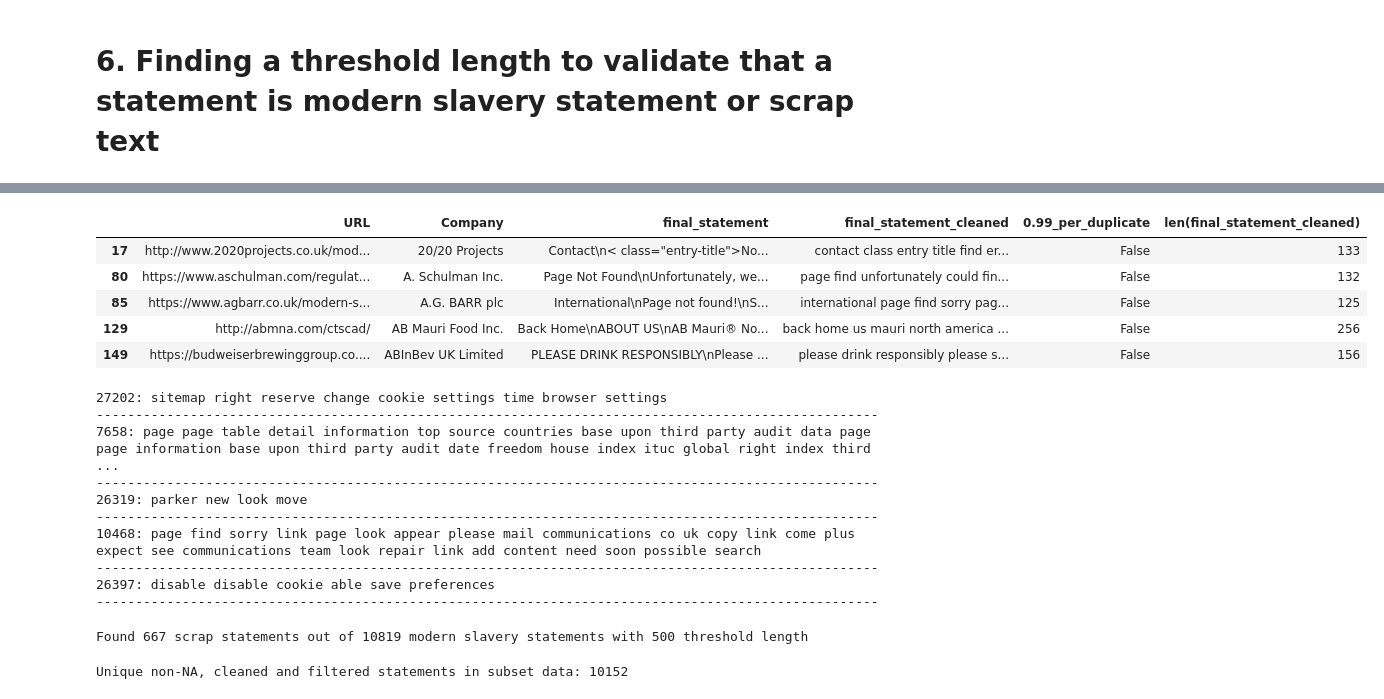
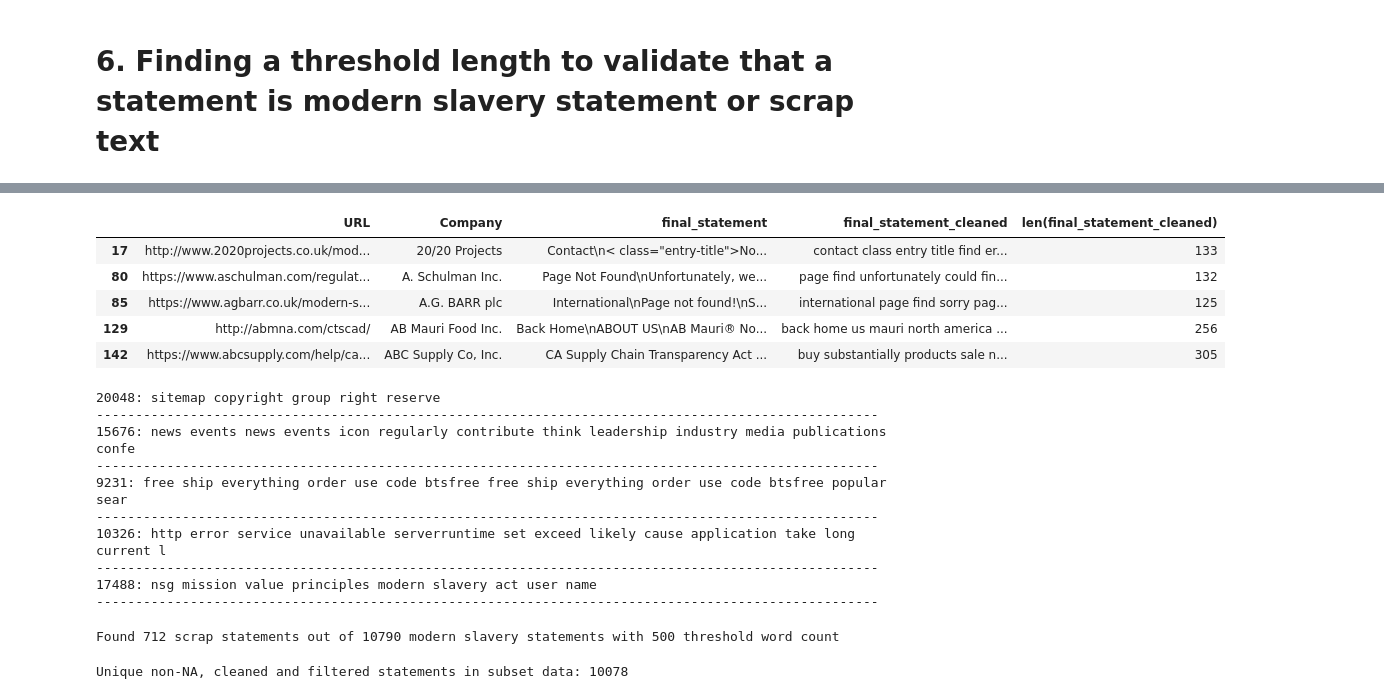
Before and after one commit to dmp1999/modern_slavery_registry, a Jupyter notebook: notebooks/20201217-statement-cleaning-complete.ipynb, the cells around one changed output, grey strips where cells are left out. Drawn from its saved outputs; the diff is of its cells as text; code cells hidden in the pictures.

```diff
--- a/notebooks/20201217-statement-cleaning-complete.ipynb
+++ b/notebooks/20201217-statement-cleaning-complete.ipynb
@@ -326,6 +335,7 @@ Total vocab size: 73354, total distinct word sizes: 14
 # %%
 subset_data["final_statement_cleaned"] = cleaned_statements
 subset_data = subset_data[subset_data["final_statement_cleaned"] != ""]
+subset_data.drop_duplicates(inplace=True)
 subset_data.head()
 # %% [output]
 |  | URL | Company | final_statement | final_statement_cleaned |
@@ -361,4 +373,6 @@ for idx in tqdm(range(n), position=0, leave=True):
             idxs += idx+1 # shifting
             dup_mapping[idx] = idxs
             dup_idxs += list(idxs)
+dup_mapping = {subset_data.index[k]:[subset_data.index[idx] for idx in v] for k,v in dup_mapping.items()}
+dup_idxs = [subset_data.index[idx] for idx in dup_idxs]
 # %%
@@ -368,4 +381,0 @@ Found 1121 out of 11937 with 99.0% duplicacy
-# %%
-subset_data[f"{DUPLICATE_SIMILARITY_SCORE_THRESHOLD}_per_duplicate"] = [True if idx in dup_idxs else False for idx in tqdm(range(n))]
-subset_data = subset_data[subset_data["0.99_per_duplicate"]==False]
-subset_data.head()
@@ -379,3 +397,4 @@ subset_data.head()
 # %%
+subset_data.drop(dup_idxs, axis=0, inplace=True)
 print(f"Unique non-NA cleaned statements in subset data: {len(subset_data)}")
 # %% [output]
@@ -411,38 +413,38 @@ plt.show()
 # %%
-THRESHOLD_LENGTH = 500
-scrap_data = subset_data[subset_data["len(final_statement_cleaned)"] < THRESHOLD_LENGTH]
+THRESHOLD_WORD_COUNT = 500
+scrap_data = subset_data[subset_data["len(final_statement_cleaned)"] < THRESHOLD_WORD_COUNT]
 scrap_data.head()
 # %% [output]
-|  | URL | Company | final_statement | final_statement_cleaned | 0.99_per_duplicate | len(final_statement_cleaned) |
-| 17 | http://www.2020projects.co.uk/mod... | 20/20 Projects | Contact\n< class="entry-title">No... | contact class entry title find er... | False | 133 |
-| 80 | https://www.aschulman.com/regulat... | A. Schulman Inc. | Page Not Found\nUnfortunately, we... | page find unfortunately could fin... | False | 132 |
-| 85 | https://www.agbarr.co.uk/modern-s... | A.G. BARR plc | International\nPage not found!\nS... | international page find sorry pag... | False | 125 |
-| 129 | http://abmna.com/ctscad/ | AB Mauri Food Inc. | Back Home\nABOUT US\nAB Mauri® No... | back home us mauri north america ... | False | 256 |
-| 149 | https://budweiserbrewinggroup.co.... | ABInBev UK Limited | PLEASE DRINK RESPONSIBLY\nPlease ... | please drink responsibly please s... | False | 156 |
+|  | URL | Company | final_statement | final_statement_cleaned | len(final_statement_cleaned) |
+| 17 | http://www.2020projects.co.uk/mod... | 20/20 Projects | Contact\n< class="entry-title">No... | contact class entry title find er... | 133 |
+| 80 | https://www.aschulman.com/regulat... | A. Schulman Inc. | Page Not Found\nUnfortunately, we... | page find unfortunately could fin... | 132 |
+| 85 | https://www.agbarr.co.uk/modern-s... | A.G. BARR plc | International\nPage not found!\nS... | international page find sorry pag... | 125 |
+| 129 | http://abmna.com/ctscad/ | AB Mauri Food Inc. | Back Home\nABOUT US\nAB Mauri® No... | back home us mauri north america ... | 256 |
+| 142 | https://www.abcsupply.com/help/ca... | ABC Supply Co, Inc. | CA Supply Chain Transparency Act ... | buy substantially products sale n... | 305 |
 # %%
 np.random.seed(RANDOM_STATE)
 for i in np.random.choice(scrap_data.index, replace=False, size=5):
-    print(f"{i}: {scrap_data['final_statement_cleaned'].loc[i]}")
+    print(f"{i}: {scrap_data['final_statement_cleaned'].loc[i][:100]}")
     print(f"{'-'*100}")
 # %% [output]
-27202: sitemap right reserve change cookie settings time browser settings
+20048: sitemap copyright group right reserve
 ----------------------------------------------------------------------------------------------------
-7658: page page table detail information top source countries base upon third party audit data page page information base upon third party audit date freedom house index ituc global right index third  ...
+15676: news events news events icon regularly contribute think leadership industry media publications confe
 ----------------------------------------------------------------------------------------------------
-26319: parker new look move
+9231: free ship everything order use code btsfree free ship everything order use code btsfree popular sear
 ----------------------------------------------------------------------------------------------------
-10468: page find sorry link page look appear please mail communications co uk copy link come plus expect see communications team look repair link add content need soon possible search
+10326: http error service unavailable serverruntime set exceed likely cause application take long current l
 ----------------------------------------------------------------------------------------------------
-26397: disable disable cookie able save preferences
+17488: nsg mission value principles modern slavery act user name
 ----------------------------------------------------------------------------------------------------
 # %%
-print(f"Found {len(scrap_data)} scrap statements out of {len(subset_data)} modern slavery statements with {THRESHOLD_LENGTH} threshold length")
+print(f"Found {len(scrap_data)} scrap statements out of {len(subset_data)} modern slavery statements with {THRESHOLD_WORD_COUNT} threshold word count")
 # %% [output]
-Found 667 scrap statements out of 10819 modern slavery statements with 500 threshold length
+Found 712 scrap statements out of 10790 modern slavery statements with 500 threshold word count
 # %%
-subset_data = subset_data[subset_data["len(final_statement_cleaned)"] >= 500]
+subset_data = subset_data[subset_data["len(final_statement_cleaned)"] >= THRESHOLD_WORD_COUNT]
 print(f"Unique non-NA, cleaned and filtered statements in subset data: {len(subset_data)}")
 # %% [output]
-Unique non-NA, cleaned and filtered statements in subset data: 10152
+Unique non-NA, cleaned and filtered statements in subset data: 10078
 # %%
 subset_data.to_excel(f"{SHEETS_PATH}\\subset_data.xlsx", engine='xlsxwriter', index=False)
```
Also changed, not shown: parts of 20 cells of this notebook, 4 other files.
